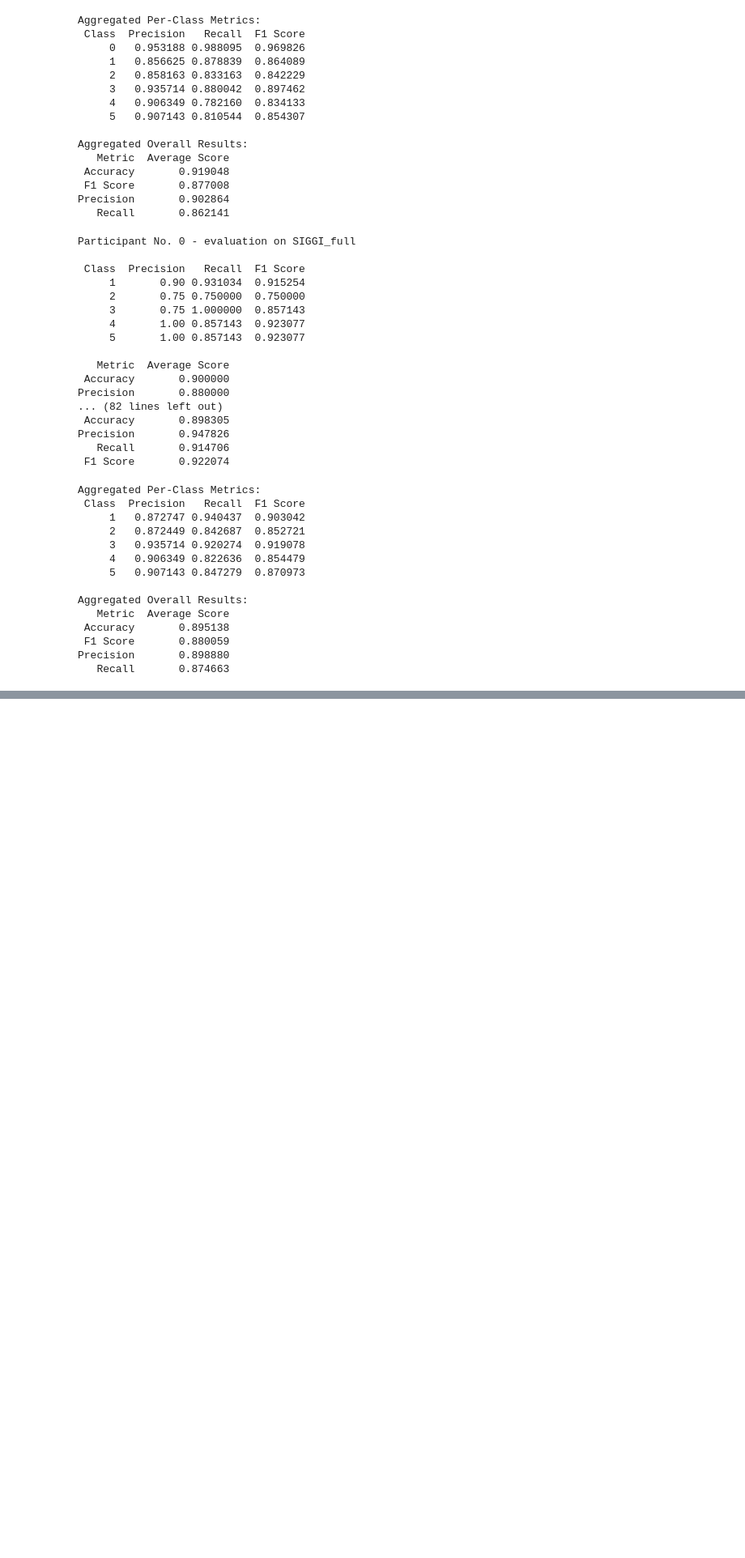
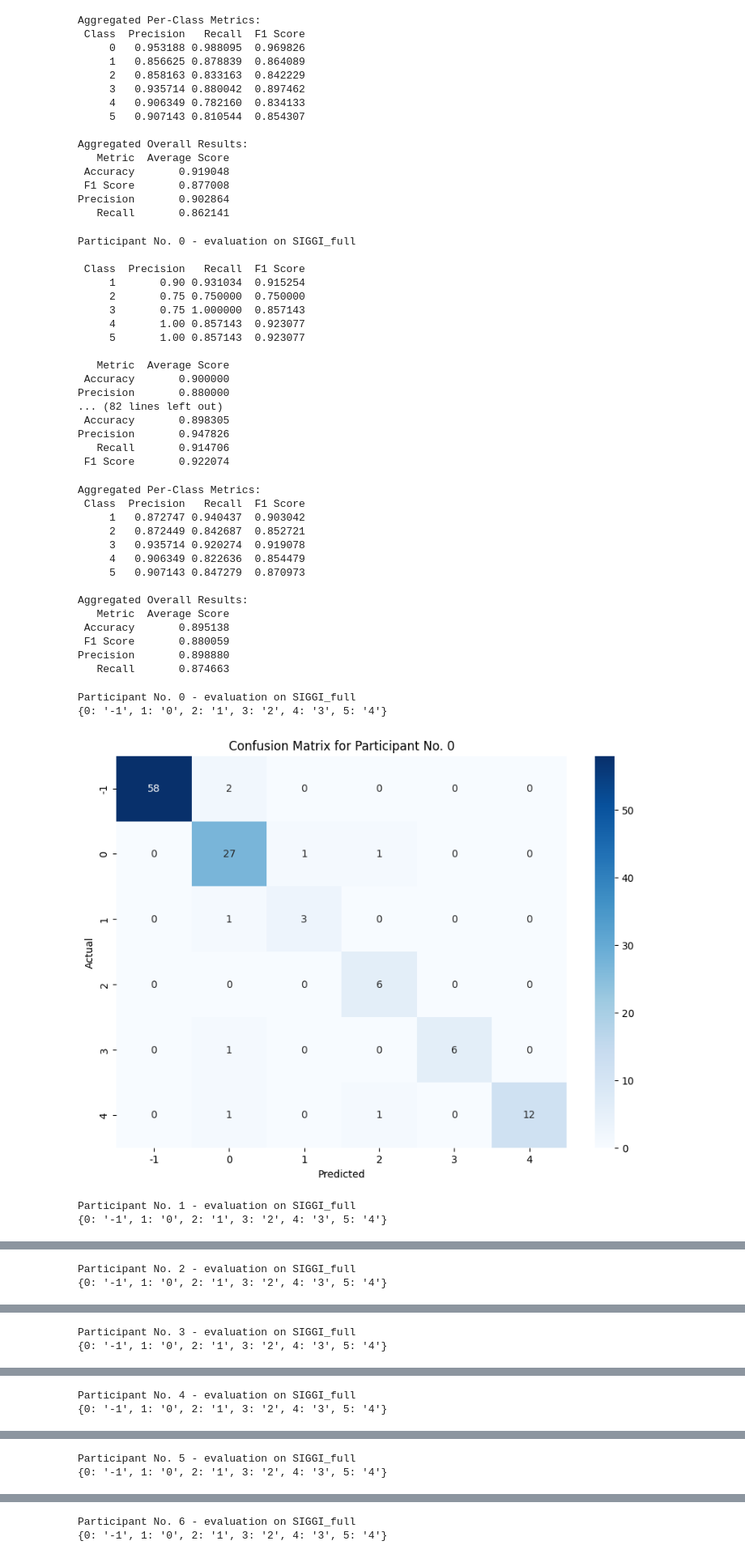
Before and after one commit to iza611/MSc_AI_final_project, a Jupyter notebook: evaluation/SIGGI_full.ipynb, the cells around one changed output, grey strips where cells are left out. Shown: that part at 81% size. Saved outputs shown, nothing was run; the diff lists cells and outputs as text; code cells hidden in the pictures; blank space fills up the shorter version.

Commit message:
conf matrix prep

```diff
--- a/evaluation/SIGGI_full.ipynb
+++ b/evaluation/SIGGI_full.ipynb
@@ -293,3 +293,68 @@ Aggregated Overall Results:
  F1 Score       0.880059
 Precision       0.898880
    Recall       0.874663
+# %%
+import json
+from sklearn.metrics import confusion_matrix
+import seaborn as sns
+import matplotlib.pyplot as plt
+import numpy as np
+
+# Initialize an aggregated confusion matrix & category mapping
+aggregated_cm = None
+category_names = {}
+
+for t in range(7):
+    print(f'Participant No. {t} - evaluation on SIGGI_full')
+
+    # Load ground truth and predictions JSON files
+    ground_truth_file = f'./../datasets/SIGGI/full/{t}.json'
+    predictions_file = f'./../Person-Tailored Gesture Classification/results/gpu/predictions_{t}.json'
+
+    # Load ground truth labels
+    with open(ground_truth_file, 'r') as f:
+        ground_truth = json.load(f)
+
+    # Load predictions
+    with open(predictions_file, 'r') as f:
+        predictions = json.load(f)
+
+    # Extract category ID to name mapping
+    if not category_names:
+        category_names = {cat['id']: cat['name'] for cat in ground_truth['categories']}
+    print(category_names)
+
+    # Extract ground truth labels
+    gt_labels = {item['image_id']: item['category_id'] for item in ground_truth['annotations']}
+
+    # Extract predicted labels
+    pred_labels = {item['image_id']: item['category_id'] for item in predictions['predictions']}
+
+    # Ensure the prediction keys match the ground truth keys
+    image_ids = list(gt_labels.keys())
+    y_true = [gt_labels[img_id] for img_id in image_ids]
+    y_pred = [pred_labels.get(img_id, None) for img_id in image_ids]
+
+    # Calculate confusion matrix
+    cm = confusion_matrix(y_true, y_pred)
+
+    # Initialize the aggregated confusion matrix if it's the first iteration
+    if aggregated_cm is None:
+        aggregated_cm = np.zeros_like(cm)
+
+    # Add the current confusion matrix to the aggregated confusion matrix
+    aggregated_cm += cm
+
+    # Display confusion matrix for the current participant
+    plt.figure(figsize=(10, 7))
+    sns.heatmap(cm, annot=True, fmt='d', cmap='Blues', xticklabels=[category_names.get(i, i) for i in range(cm.shape[1])], yticklabels=[category_names.get(i, i) for i in range(cm.shape[0])])
+    plt.xlabel('Predicted')
+    plt.ylabel('Actual')
+    plt.title(f'Confusion Matrix for Participant No. {t}')
+    plt.show()
+# %% [output]
+Participant No. 0 - evaluation on SIGGI_full
+{0: '-1', 1: '0', 2: '1', 3: '2', 4: '3', 5: '4'}
+[figure, added]
+Participant No. 1 - evaluation on SIGGI_full
+{0: '-1', 1: '0', 2: '1', 3: '2', 4: '3', 5: '4'}
@@ -295,0 +362,2 @@ Precision       0.898880
+Participant No. 2 - evaluation on SIGGI_full
+{0: '-1', 1: '0', 2: '1', 3: '2', 4: '3', 5: '4'}
@@ -295,0 +365,2 @@ Precision       0.898880
+Participant No. 3 - evaluation on SIGGI_full
+{0: '-1', 1: '0', 2: '1', 3: '2', 4: '3', 5: '4'}
@@ -295,0 +368,2 @@ Precision       0.898880
+Participant No. 4 - evaluation on SIGGI_full
+{0: '-1', 1: '0', 2: '1', 3: '2', 4: '3', 5: '4'}
@@ -295,0 +371,2 @@ Precision       0.898880
+Participant No. 5 - evaluation on SIGGI_full
+{0: '-1', 1: '0', 2: '1', 3: '2', 4: '3', 5: '4'}
@@ -295,0 +374,2 @@ Precision       0.898880
+Participant No. 6 - evaluation on SIGGI_full
+{0: '-1', 1: '0', 2: '1', 3: '2', 4: '3', 5: '4'}
```
Also changed, not shown: parts of 2 cells of this notebook, 1 other file.
